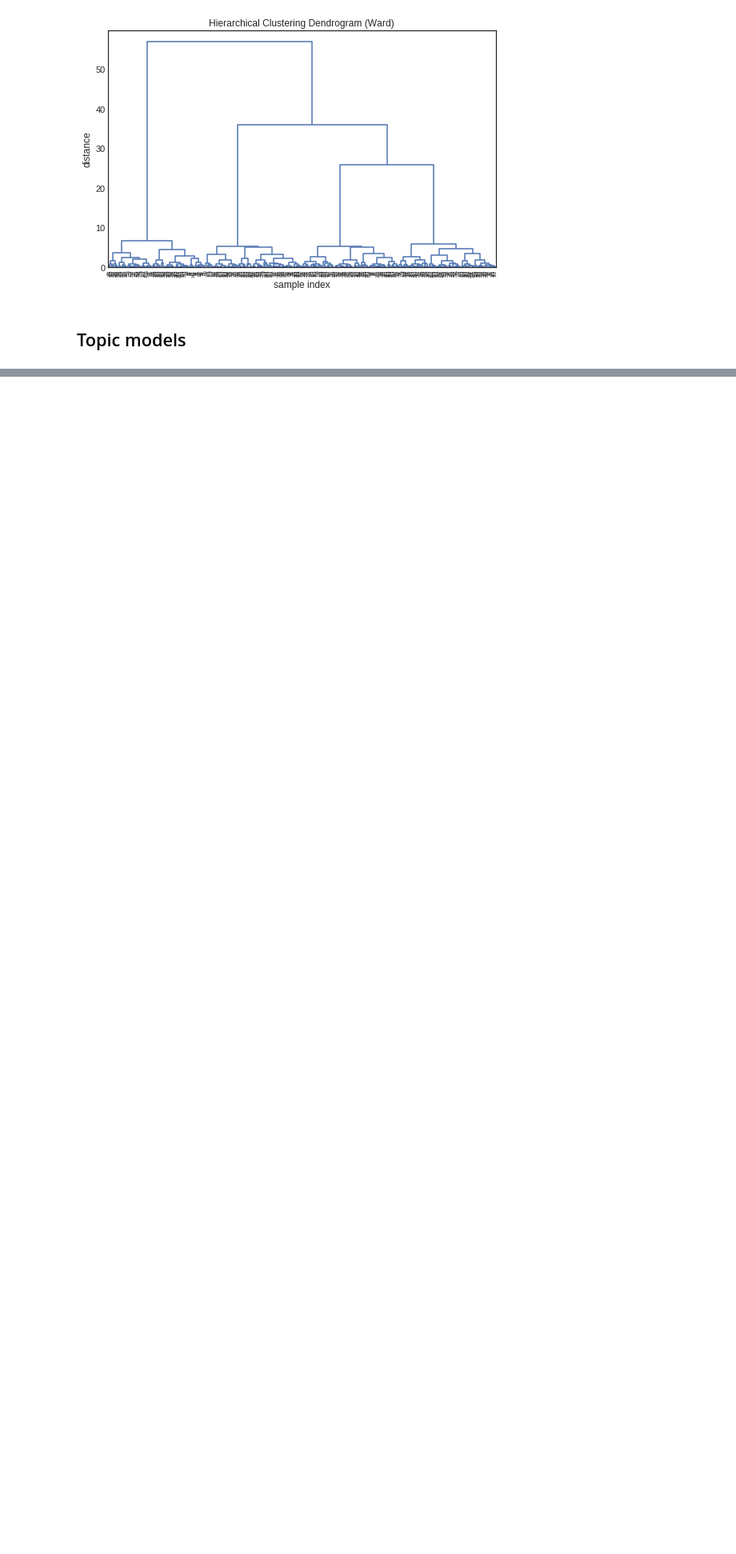
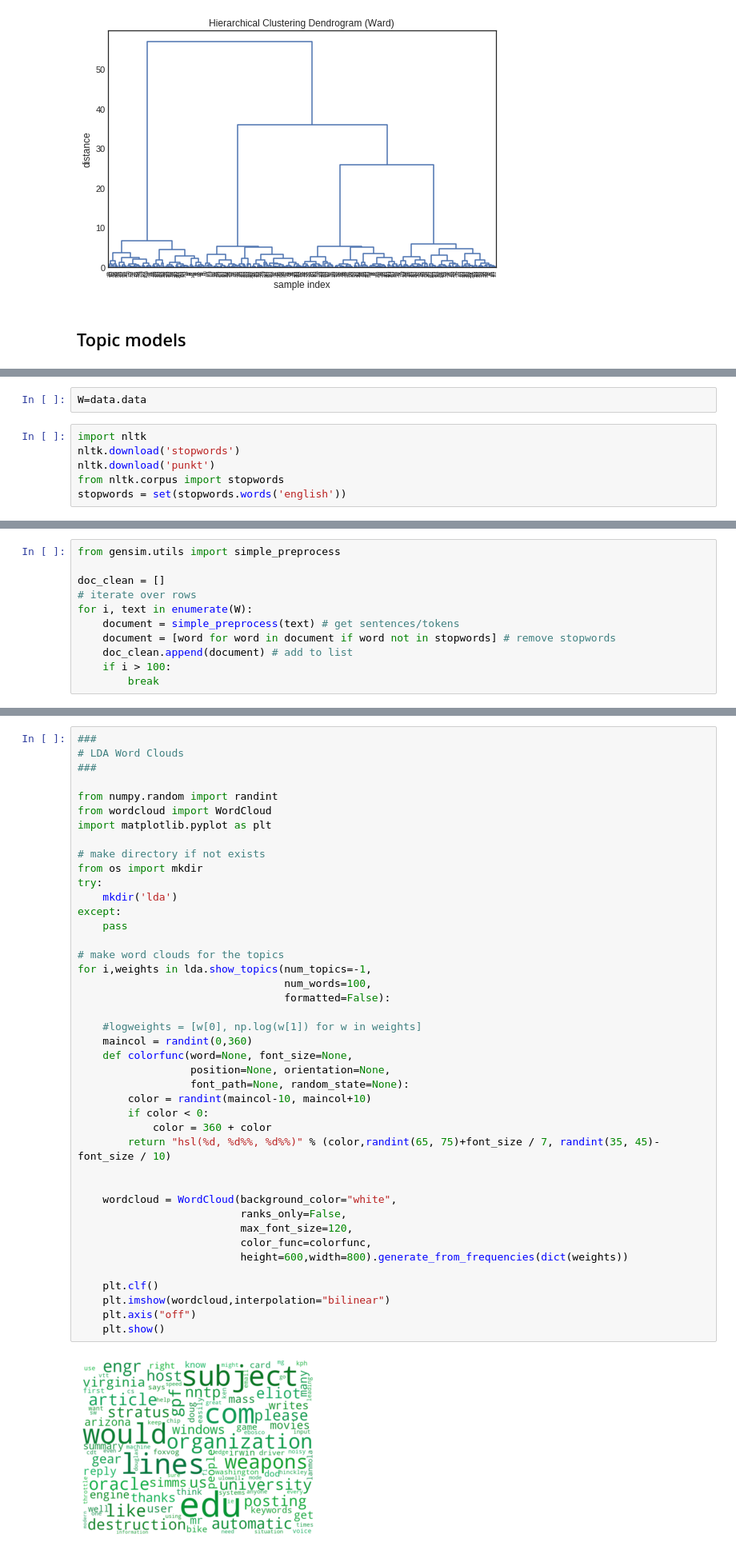
Before and after one commit to elliottash/big_data_policy_2020, a Jupyter notebook: notebooks/w6-unsupervised-learning.ipynb, the cells around one changed output, grey strips where cells are left out. Shown at 80% size. Saved outputs shown, nothing was run; the diff lists cells and outputs as text; blank space fills up the shorter version.

```diff
--- a/notebooks/w6-unsupervised-learning.ipynb
+++ b/notebooks/w6-unsupervised-learning.ipynb
@@ -417,0 +431,8 @@ plt.show()
+# %%
+W=data.data
+# %%
+import nltk
+nltk.download('stopwords')
+nltk.download('punkt')
+from nltk.corpus import stopwords
+stopwords = set(stopwords.words('english'))
@@ -417,0 +447,11 @@ plt.show()
+# %%
+from gensim.utils import simple_preprocess
+
+doc_clean = []
+# iterate over rows
+for i, text in enumerate(W):
+    document = simple_preprocess(text) # get sentences/tokens
+    document = [word for word in document if word not in stopwords] # remove stopwords
+    doc_clean.append(document) # add to list
+    if i > 100:
+        break
@@ -448,0 +575,44 @@ lda[doc_term_matrix[0]]
+# %%
+###
+# LDA Word Clouds
+###
+
+from numpy.random import randint
+from wordcloud import WordCloud
+import matplotlib.pyplot as plt
+
+# make directory if not exists
+from os import mkdir
+try:
+    mkdir('lda')
+except:
+    pass
+
+# make word clouds for the topics
+for i,weights in lda.show_topics(num_topics=-1,
+                                 num_words=100,
+                                 formatted=False):
+
+    #logweights = [w[0], np.log(w[1]) for w in weights]
+    maincol = randint(0,360)
+    def colorfunc(word=None, font_size=None,
+                  position=None, orientation=None,
+                  font_path=None, random_state=None):
+        color = randint(maincol-10, maincol+10)
+        if color < 0:
+            color = 360 + color
+        return "hsl(%d, %d%%, %d%%)" % (color,randint(65, 75)+font_size / 7, randint(35, 45)-font_size / 10)
+
+
+    wordcloud = WordCloud(background_color="white",
+                          ranks_only=False,
+                          max_font_size=120,
+                          color_func=colorfunc,
+                          height=600,width=800).generate_from_frequencies(dict(weights))
+
+    plt.clf()
+    plt.imshow(wordcloud,interpolation="bilinear")
+    plt.axis("off")
+    plt.show()
+# %% [output]
+[figure, added]
```
Also changed, not shown: parts of 26 cells of this notebook, 1 other file.
